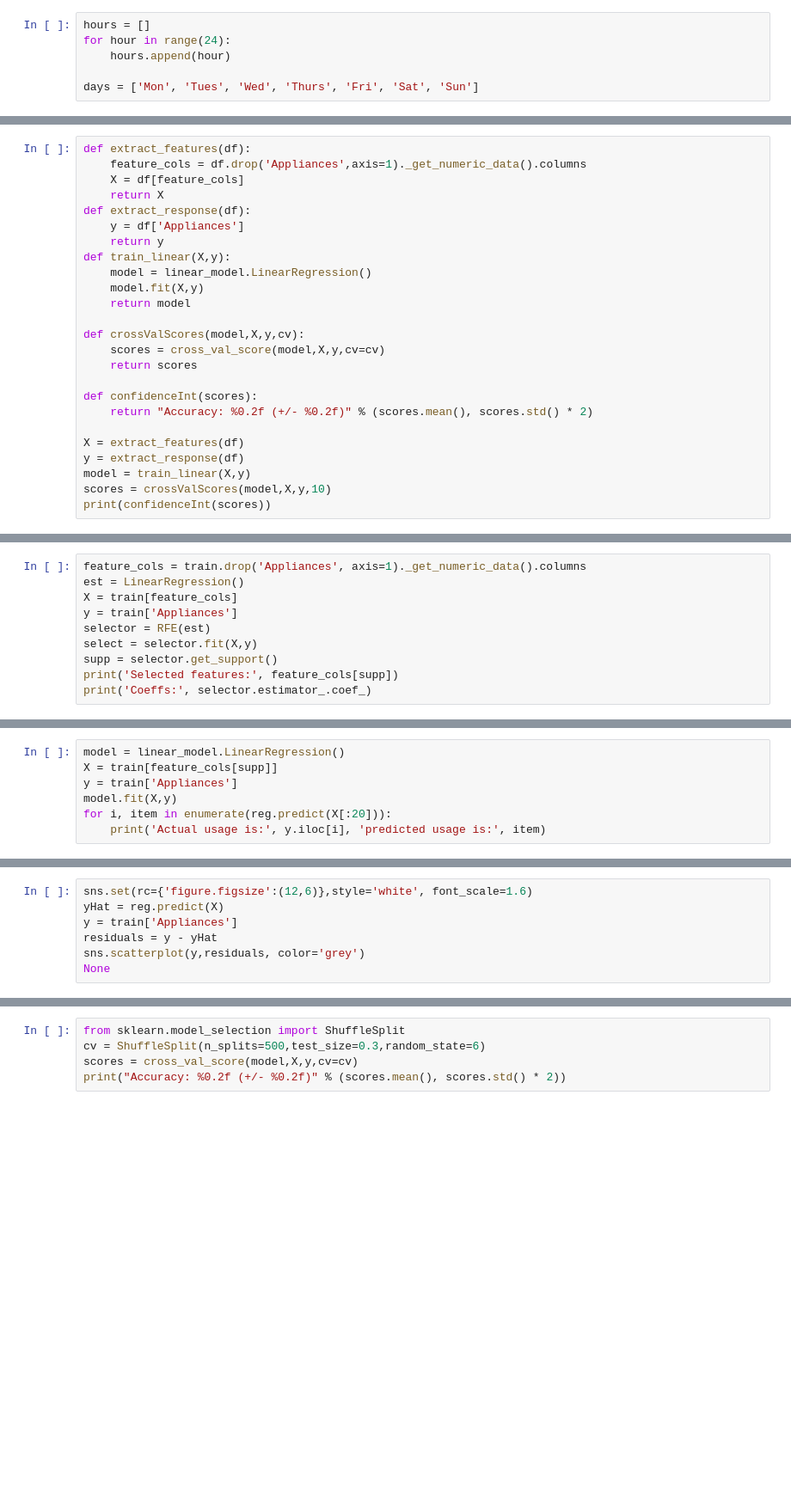
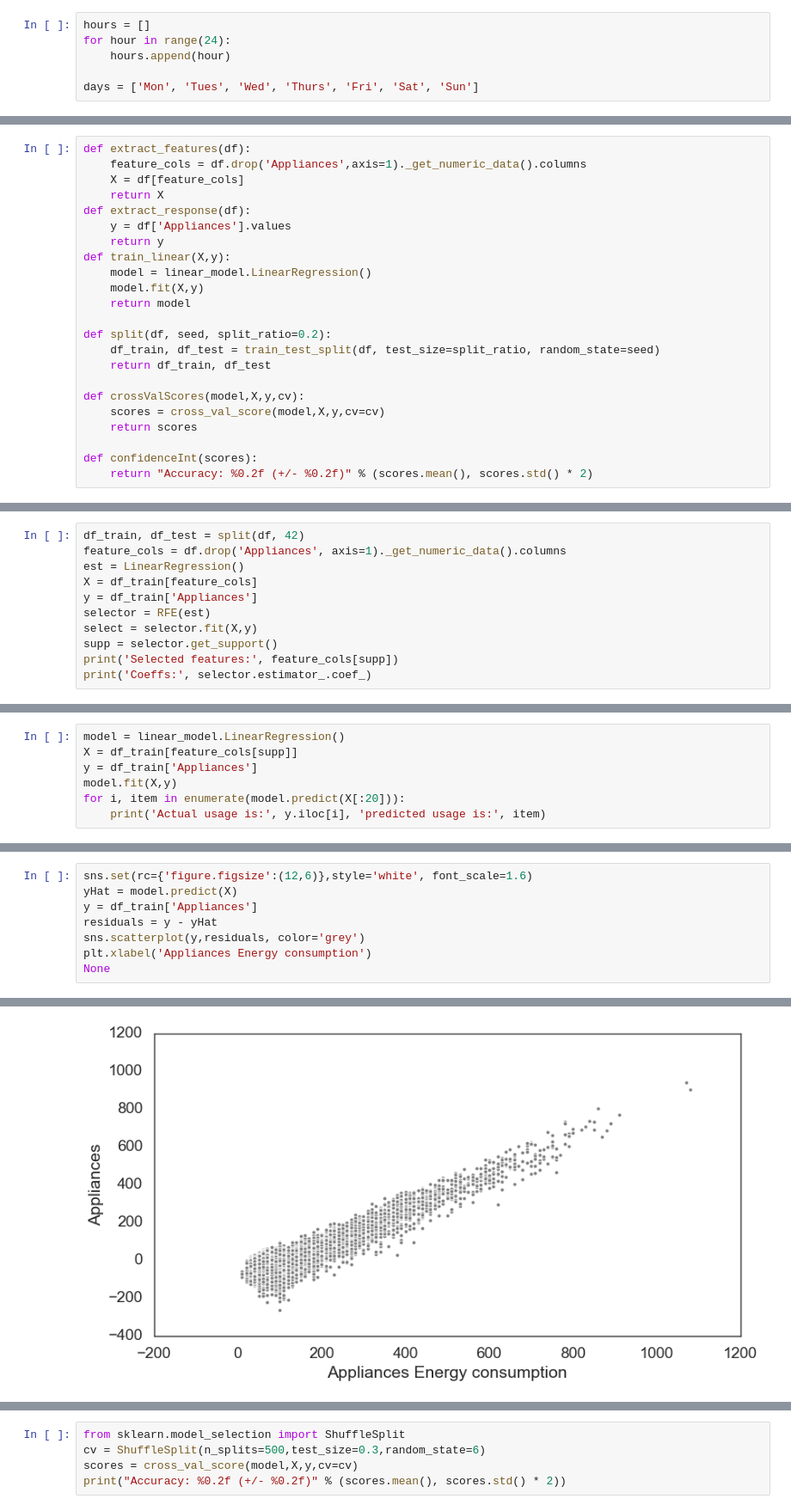
Before and after one commit to BinaryPogs/COMP257Portfolio, a Jupyter notebook: Portfolio 2 2nd Draft.ipynb, the cells around one changed output, grey strips where cells are left out. Shown at 86% size. Cells and saved outputs as stored; diff of their text form; blank space fills up the shorter version.

```diff
--- a/Portfolio 2 2nd Draft.ipynb
+++ b/Portfolio 2 2nd Draft.ipynb
@@ -293,12 +311,16 @@ def extract_features(df):
     X = df[feature_cols]
     return X
 def extract_response(df):
-    y = df['Appliances']
+    y = df['Appliances'].values
     return y
 def train_linear(X,y):
     model = linear_model.LinearRegression()
     model.fit(X,y)
     return model
+
+def split(df, seed, split_ratio=0.2):
+    df_train, df_test = train_test_split(df, test_size=split_ratio, random_state=seed)
+    return df_train, df_test
 
 def crossValScores(model,X,y,cv):
     scores = cross_val_score(model,X,y,cv=cv)
@@ -306,9 +328,3 @@ def crossValScores(model,X,y,cv):
 
 def confidenceInt(scores):
     return "Accuracy: %0.2f (+/- %0.2f)" % (scores.mean(), scores.std() * 2)
-
-X = extract_features(df)
-y = extract_response(df)
-model = train_linear(X,y)
-scores = crossValScores(model,X,y,10)
-print(confidenceInt(scores))
@@ -317,8 +339,9 @@ Accuracy: 0.12 (+/- 0.09)
 # %%
-feature_cols = train.drop('Appliances', axis=1)._get_numeric_data().columns
+df_train, df_test = split(df, 42)
+feature_cols = df.drop('Appliances', axis=1)._get_numeric_data().columns
 est = LinearRegression()
-X = train[feature_cols]
-y = train['Appliances']
+X = df_train[feature_cols]
+y = df_train['Appliances']
 selector = RFE(est)
 select = selector.fit(X,y)
 supp = selector.get_support()
@@ -329,8 +357,8 @@ NameError: name 'train' is not defined
 # %%
 model = linear_model.LinearRegression()
-X = train[feature_cols[supp]]
-y = train['Appliances']
+X = df_train[feature_cols[supp]]
+y = df_train['Appliances']
 model.fit(X,y)
-for i, item in enumerate(reg.predict(X[:20])):
+for i, item in enumerate(model.predict(X[:20])):
     print('Actual usage is:', y.iloc[i], 'predicted usage is:', item)
 # %% [output]
@@ -346,8 +394,9 @@ NameError: name 'reg' is not defined
 # %%
 sns.set(rc={'figure.figsize':(12,6)},style='white', font_scale=1.6)
-yHat = reg.predict(X)
-y = train['Appliances']
+yHat = model.predict(X)
+y = df_train['Appliances']
 residuals = y - yHat
 sns.scatterplot(y,residuals, color='grey')
+plt.xlabel('Appliances Energy consumption')
 None
 # %% [output]
@@ -354,0 +403 @@ NameError: name 'reg' is not defined
+[figure, added]
```
Also changed, not shown: parts of 15 cells of this notebook, 1 other file.
